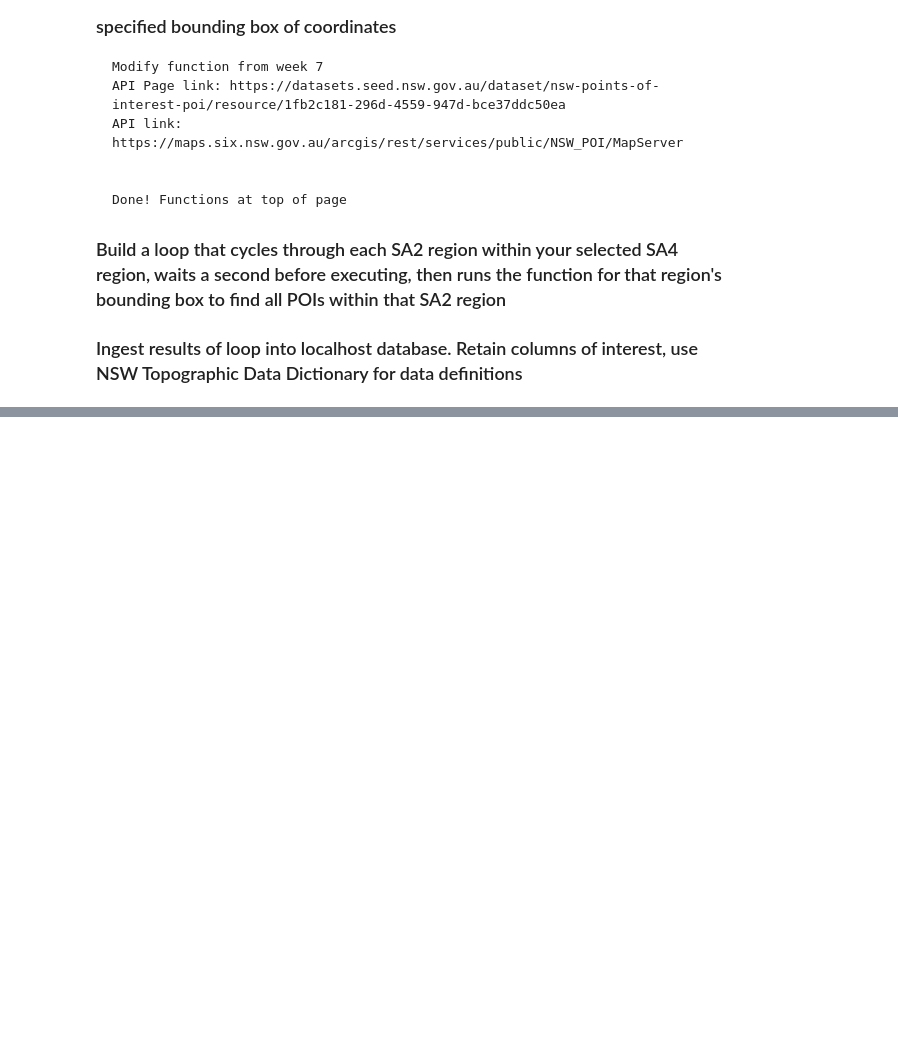
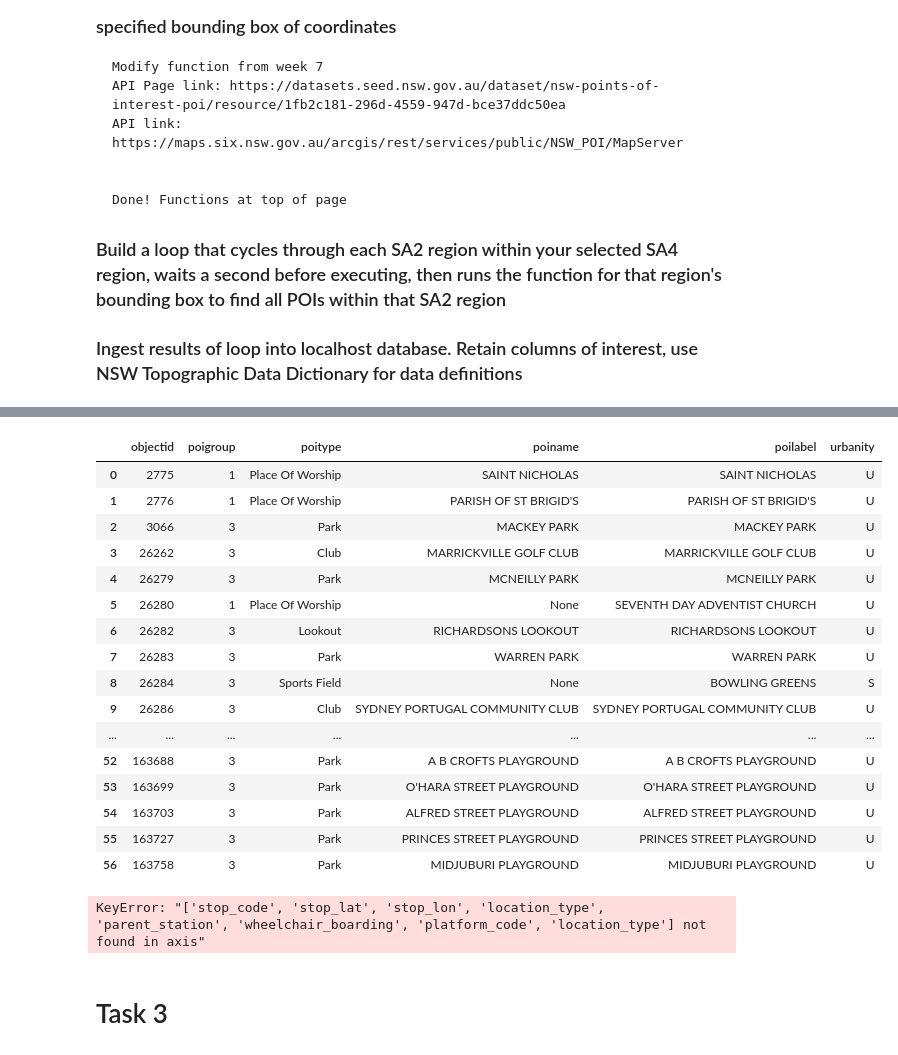
Before and after one commit to fantasticFregata/DATA2001-Assignment, a Jupyter notebook: Assignment.ipynb, the cells around one changed output, grey strips where cells are left out. Drawn from its saved outputs; the diff is of its cells as text; code cells hidden in the pictures; blank space fills up the shorter version.

Commit message:
Revert "task 2 done"
This reverts commit 7837fd48a99367dde10ca2858737ff41ff1b0e90.

```diff
--- a/Assignment.ipynb
+++ b/Assignment.ipynb
@@ -918,2 +936,5 @@ conn.commit()
 # %%
-sa2_relevant = sa2og[sa2og['sa4_code'].isin(sa4_codes)]
+#Convert all Polygons to MultiPolygon
+sa2og["geometry"] = sa2og["geometry"].apply(
+    lambda geom: MultiPolygon([geom]) if isinstance(geom, Polygon) else geom
+)
@@ -963,2 +950,6 @@ ingestion complete
 # %%
-query("SELECT DISTINCT sa4_code FROM poi;")
+test = sa2og[sa2og['sa2_name'] == 'Marrickville - South']['geometry'].iloc[0]
+#sa2og.iloc[1]['geometry']
+#sa2og[sa2og['sa2_name'] == 'Marrickville - South']['geometry'].iloc[0]
+response = nearbyPOI(test)
+#json.dumps(mpoly_to_esri_json(test))
@@ -1000,0 +981,41 @@ len(longest)
+# %%
+mv_south_data = pd.DataFrame([f["attributes"] for f in response])
+# %%
+
+mv_south_data
+# %% [output]
+|  | objectid | poigroup | poitype | poiname | poilabel | urbanity |
+| 0 | 2775 | 1 | Place Of Worship | SAINT NICHOLAS | SAINT NICHOLAS | U |
+| 1 | 2776 | 1 | Place Of Worship | PARISH OF ST BRIGID'S | PARISH OF ST BRIGID'S | U |
+| 2 | 3066 | 3 | Park | MACKEY PARK | MACKEY PARK | U |
+| 3 | 26262 | 3 | Club | MARRICKVILLE GOLF CLUB | MARRICKVILLE GOLF CLUB | U |
+| 4 | 26279 | 3 | Park | MCNEILLY PARK | MCNEILLY PARK | U |
+| 5 | 26280 | 1 | Place Of Worship | None | SEVENTH DAY ADVENTIST CHURCH | U |
+| 6 | 26282 | 3 | Lookout | RICHARDSONS LOOKOUT | RICHARDSONS LOOKOUT | U |
+| 7 | 26283 | 3 | Park | WARREN PARK | WARREN PARK | U |
+| 8 | 26284 | 3 | Sports Field | None | BOWLING GREENS | S |
+| 9 | 26286 | 3 | Club | SYDNEY PORTUGAL COMMUNITY CLUB | SYDNEY PORTUGAL COMMUNITY CLUB | U |
+| ... | ... | ... | ... | ... | ... | ... |
+| 52 | 163688 | 3 | Park | A B CROFTS PLAYGROUND | A B CROFTS PLAYGROUND | U |
+| 53 | 163699 | 3 | Park | O'HARA STREET PLAYGROUND | O'HARA STREET PLAYGROUND | U |
+| 54 | 163703 | 3 | Park | ALFRED STREET PLAYGROUND | ALFRED STREET PLAYGROUND | U |
+| 55 | 163727 | 3 | Park | PRINCES STREET PLAYGROUND | PRINCES STREET PLAYGROUND | U |
+| 56 | 163758 | 3 | Park | MIDJUBURI PLAYGROUND | MIDJUBURI PLAYGROUND | U |
+# %%
+#dropping irrelevant columns
+columns_to_drop = ["stop_code",
+     "stop_lat",
+     "stop_lon",
+     "location_type",
+     "parent_station",
+     "wheelchair_boarding",
+     "platform_code",
+     "location_type"]
+
+
+stop_data.drop(columns_to_drop, axis=1, inplace=True)
+stop_data.head()
+# %% [output]
+KeyError: "['stop_code', 'stop_lat', 'stop_lon', 'location_type', 'parent_station', 'wheelchair_boarding', 'platform_code', 'location_type'] not found in axis"
+# %% [markdown]
+# Task 3
```
Also changed, not shown: parts of 26 cells of this notebook.
